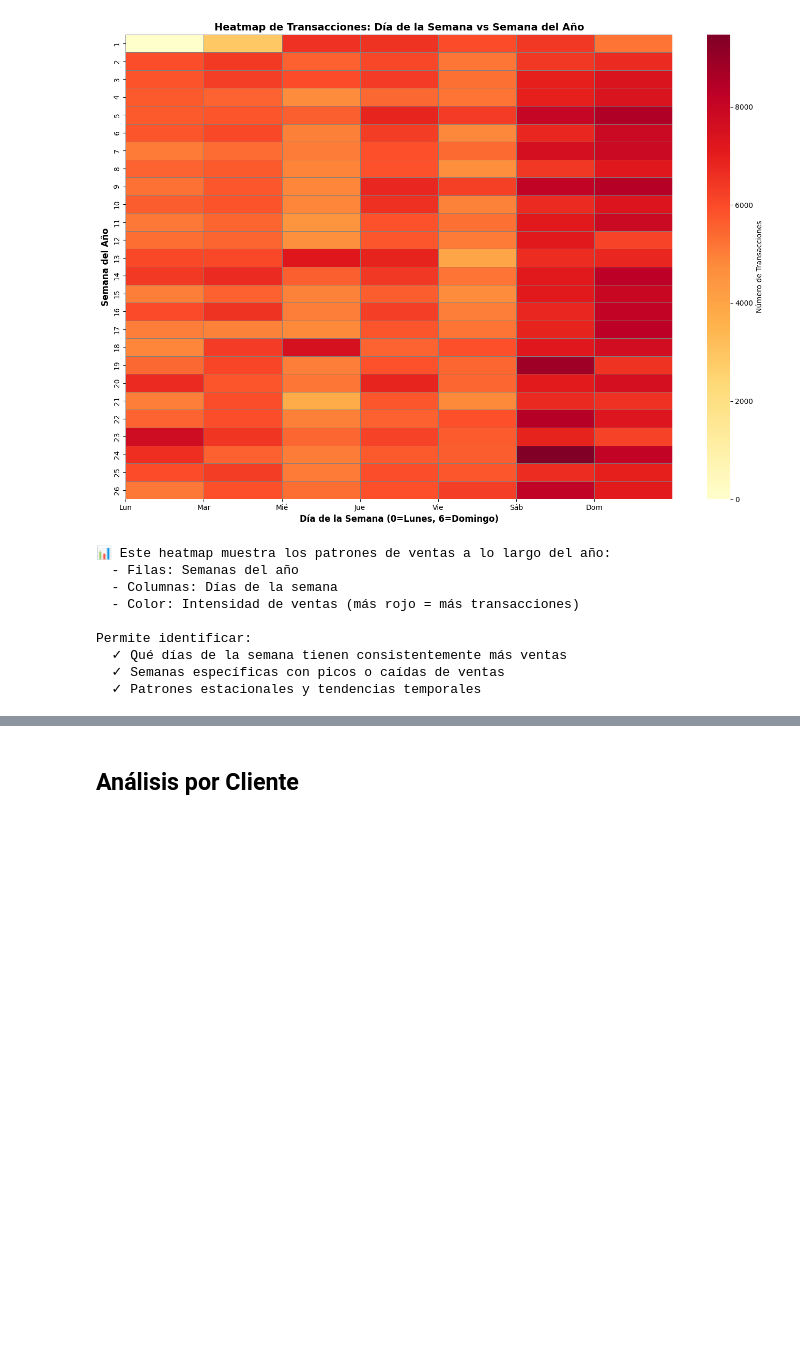
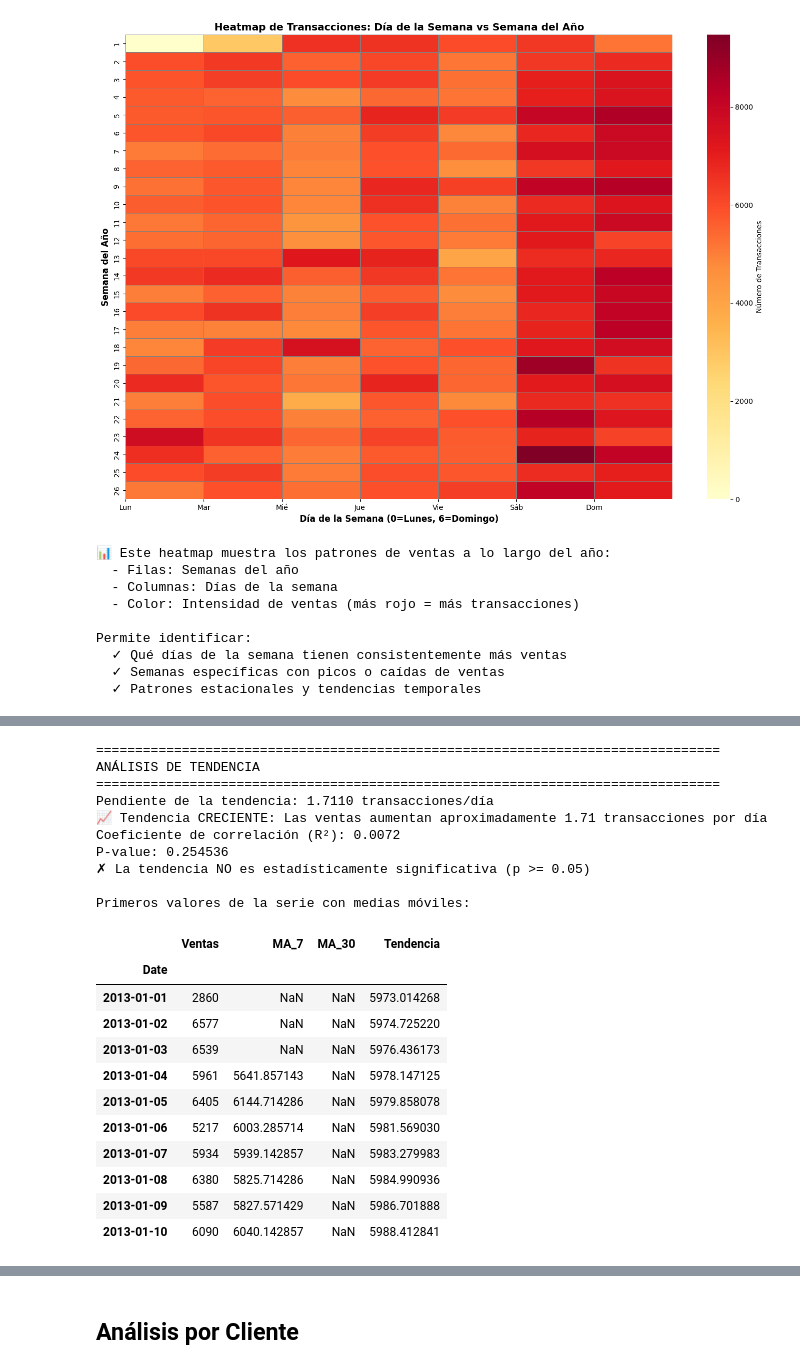
Before and after one commit to xkydev/distributed-data-project, a Jupyter notebook: analisis_exploratprio.ipynb, the cells around one changed output, grey strips where cells are left out. Cells and saved outputs as stored; diff of their text form; code cells hidden in the pictures; blank space fills up the shorter version.

```diff
--- a/analisis_exploratprio.ipynb
+++ b/analisis_exploratprio.ipynb
@@ -952,0 +928,61 @@ Permite identificar:
+# %%
+# Calcular Media Móvil para identificar tendencia
+# Media móvil de 7 días (semanal) y 30 días (mensual)
+daily_ts_df = daily_ts.to_frame(name='Ventas')
+daily_ts_df['MA_7'] = daily_ts_df['Ventas'].rolling(window=7, center=True).mean()
+daily_ts_df['MA_30'] = daily_ts_df['Ventas'].rolling(window=30, center=True).mean()
+
+# Calcular tendencia lineal usando regresión
+from scipy import stats
+
+x = np.arange(len(daily_ts))
+y = daily_ts.values
+slope, intercept, r_value, p_value, std_err = stats.linregress(x, y)
+tendencia_lineal = slope * x + intercept
+
+print("\n" + "="*80)
+print("ANÁLISIS DE TENDENCIA")
+print("="*80)
+print(f"Pendiente de la tendencia: {slope:.4f} transacciones/día")
+if slope > 0:
+    print(f"📈 Tendencia CRECIENTE: Las ventas aumentan aproximadamente {slope:.2f} transacciones por día")
+elif slope < 0:
+    print(f"📉 Tendencia DECRECIENTE: Las ventas disminuyen aproximadamente {abs(slope):.2f} transacciones por día")
+else:
+    print(f"➡️ Tendencia ESTABLE: No hay cambio significativo en las ventas")
+
+print(f"Coeficiente de correlación (R²): {r_value**2:.4f}")
+print(f"P-value: {p_value:.6f}")
+if p_value < 0.05:
+    print("✓ La tendencia es estadísticamente significativa (p < 0.05)")
+else:
+    print("✗ La tendencia NO es estadísticamente significativa (p >= 0.05)")
+
+# Añadir tendencia al DataFrame
+daily_ts_df['Tendencia'] = tendencia_lineal
+
+print("\nPrimeros valores de la serie con medias móviles:")
+display(daily_ts_df.head(10))
+# %% [output]
+================================================================================
+ANÁLISIS DE TENDENCIA
+================================================================================
+Pendiente de la tendencia: 1.7110 transacciones/día
+📈 Tendencia CRECIENTE: Las ventas aumentan aproximadamente 1.71 transacciones por día
+Coeficiente de correlación (R²): 0.0072
+P-value: 0.254536
+✗ La tendencia NO es estadísticamente significativa (p >= 0.05)
+
+Primeros valores de la serie con medias móviles:
+|  | Ventas | MA_7 | MA_30 | Tendencia |
+| Date |  |  |  |  |
+| 2013-01-01 | 2860 | NaN | NaN | 5973.014268 |
+| 2013-01-02 | 6577 | NaN | NaN | 5974.725220 |
+| 2013-01-03 | 6539 | NaN | NaN | 5976.436173 |
+| 2013-01-04 | 5961 | 5641.857143 | NaN | 5978.147125 |
+| 2013-01-05 | 6405 | 6144.714286 | NaN | 5979.858078 |
+| 2013-01-06 | 5217 | 6003.285714 | NaN | 5981.569030 |
+| 2013-01-07 | 5934 | 5939.142857 | NaN | 5983.279983 |
+| 2013-01-08 | 6380 | 5825.714286 | NaN | 5984.990936 |
+| 2013-01-09 | 5587 | 5827.571429 | NaN | 5986.701888 |
+| 2013-01-10 | 6090 | 6040.142857 | NaN | 5988.412841 |
```
Also changed, not shown: parts of 14 cells of this notebook, 1 other file.
